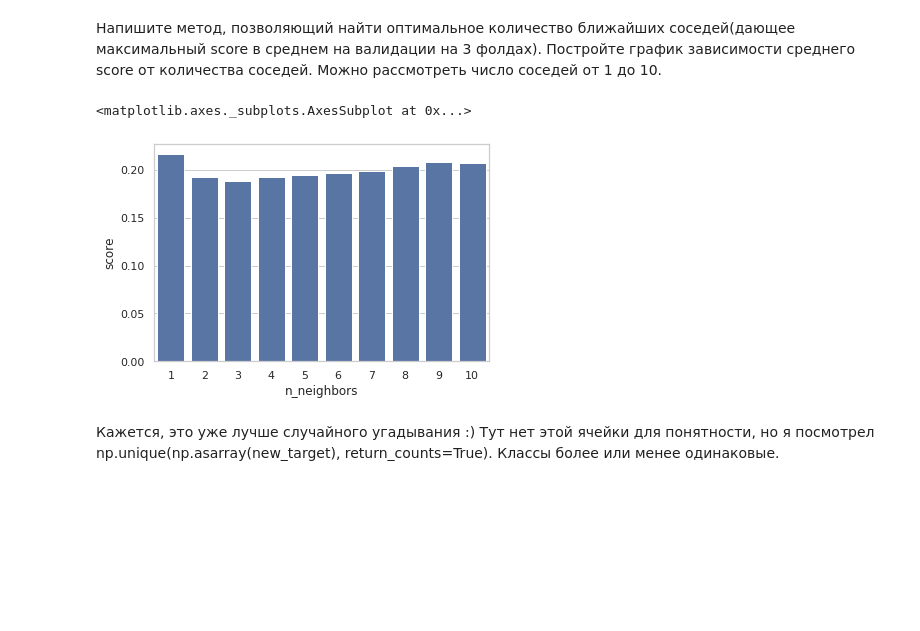
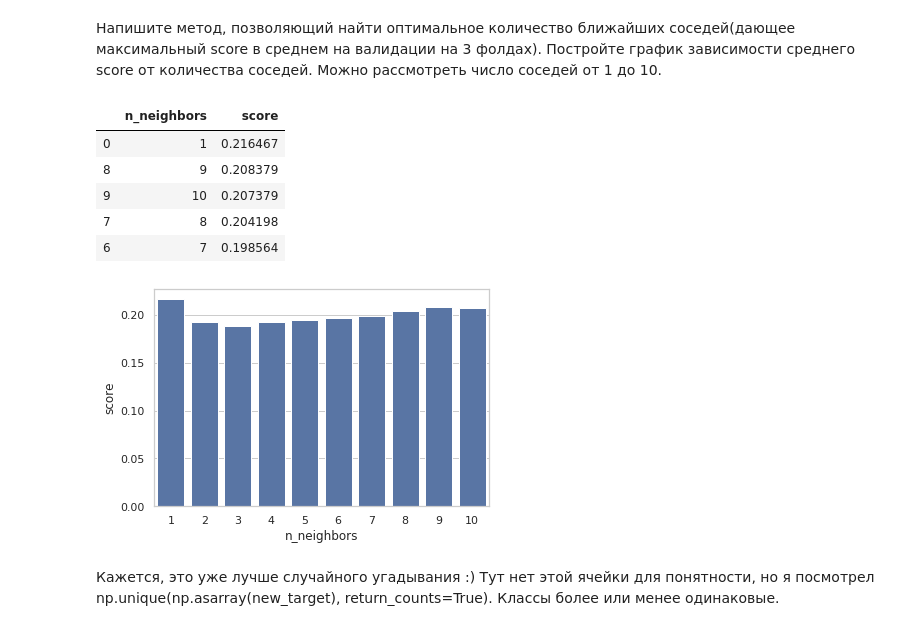
Before and after one commit to LevKats/ml1.sphere, a Jupyter notebook: 2019-09/hw1/kats_hw1.ipynb, the cells around one changed output. Drawn from its saved outputs; the diff is of its cells as text; code cells hidden in the pictures; blank space fills up the shorter version.

```diff
--- a/2019-09/hw1/kats_hw1.ipynb
+++ b/2019-09/hw1/kats_hw1.ipynb
@@ -438,16 +438,25 @@ def get_average_score(x, y, kf, n_neighbors, metric):
     return sum_score / kf.get_n_splits()
 # %%
 import pandas as pd
+# %%
+def get_avarage_score_array(x, y, metric, kf, maxk):
+    res = []
+    for k in range(1, maxk + 1):
+        res.append(get_average_score(x, y, kf, k, metric))
+    return np.asarray(res)
 # %%
-lst = []
-for k in range(1, 11):
-    lst.append([k, get_average_score(docs, np.asarray(new_target), kf, k, 'minkowski')])
-
-df = pd.DataFrame(data=lst, columns=['n_neighbors', 'score'])
+scores = get_avarage_score_array(docs, np.asarray(new_target), 'minkowski', kf, 10)
+df = pd.DataFrame(data=zip(range(1, 11), scores), columns=['n_neighbors', 'score'])
 sns.set(style="whitegrid")
 sns.barplot(x="n_neighbors", y="score", data=df, color='b')
+df.sort_values("score", ascending=False).head()
 # %% [output]
-<matplotlib.axes._subplots.AxesSubplot at 0x...>
+|  | n_neighbors | score |
+| 0 | 1 | 0.216467 |
+| 8 | 9 | 0.208379 |
+| 9 | 10 | 0.207379 |
+| 7 | 8 | 0.204198 |
+| 6 | 7 | 0.198564 |
 [figure]
 # %% [markdown]
 Кажется, это уже лучше случайного угадывания :) Тут нет этой ячейки для понятности, но я посмотрел np.unique(np.asarray(new_target), return_counts=True). Классы более или менее одинаковые.
```
Also changed, not shown: parts of 27 cells of this notebook.
